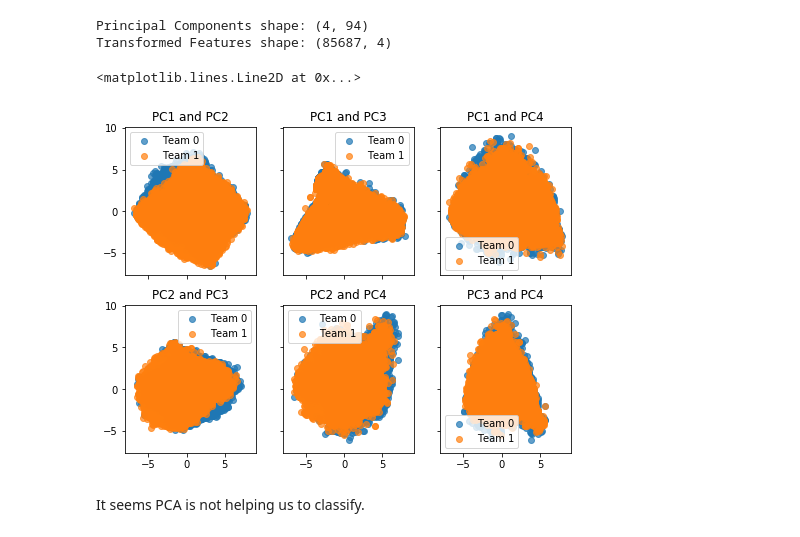
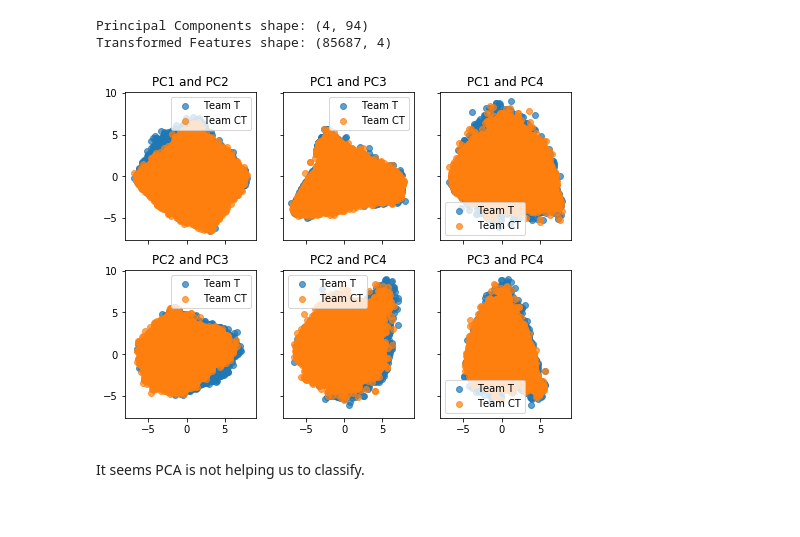
Before and after one commit to jacksomeone-92/ML2_Group_B, a Jupyter notebook: GroupB_CounterStrikeGO.ipynb, the cells around one changed output. Saved outputs shown, nothing was run; the diff lists cells and outputs as text; code cells hidden in the pictures.

```diff
--- a/GroupB_CounterStrikeGO.ipynb
+++ b/GroupB_CounterStrikeGO.ipynb
@@ -490,21 +495,19 @@ def scatter(X1, X2, y, fig, ax, title):
     ax.legend(loc="best")
 # %%
 X = df_transformed.T
-y = df[target]
+y = df['round_winner']
 
 fig, axs = plt.subplots(nrows=2, ncols=3, sharex=True, sharey=True)
 fig.set_size_inches(8, 6)
 scatter(X[0], X[1], y, fig, axs[0, 0], "PC1 and PC2")
 scatter(X[0], X[2], y, fig, axs[0, 1], "PC1 and PC3")
 scatter(X[0], X[3], y, fig, axs[0, 2], "PC1 and PC4")
 scatter(X[1], X[2], y, fig, axs[1, 0], "PC2 and PC3")
 scatter(X[1], X[3], y, fig, axs[1, 1], "PC2 and PC4")
 scatter(X[2], X[3], y, fig, axs[1, 2], "PC3 and PC4")
-ax.axvline(2.2, linestyle="--", c="grey", linewidth=0.75)
 #show()
 # %% [output]
-<matplotlib.lines.Line2D at 0x...>
-[figure, old version]
+[figure, new version]
 # %% [markdown]
 It seems PCA is not helping us to classify.
 # %% [markdown]
```
Also changed, not shown: parts of 1 cell of this notebook.
